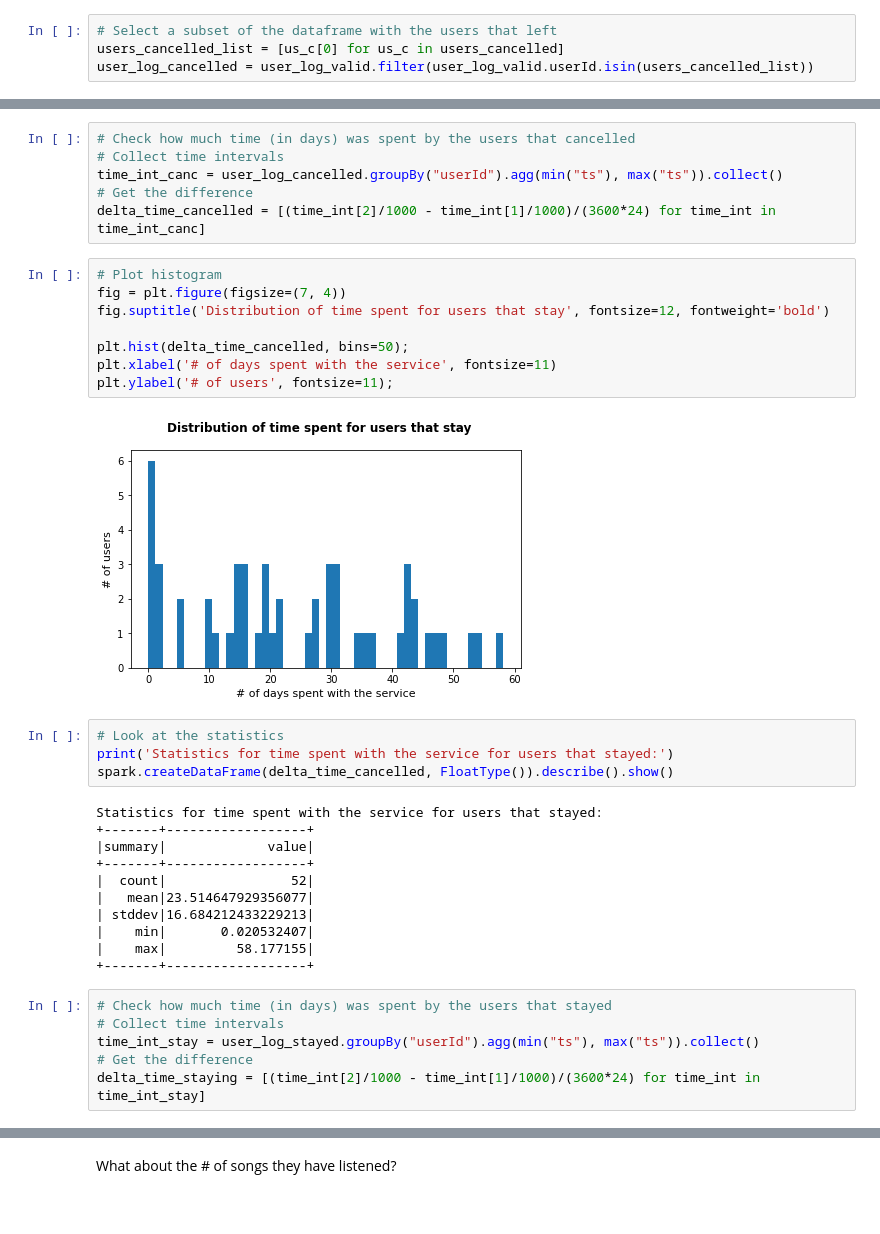
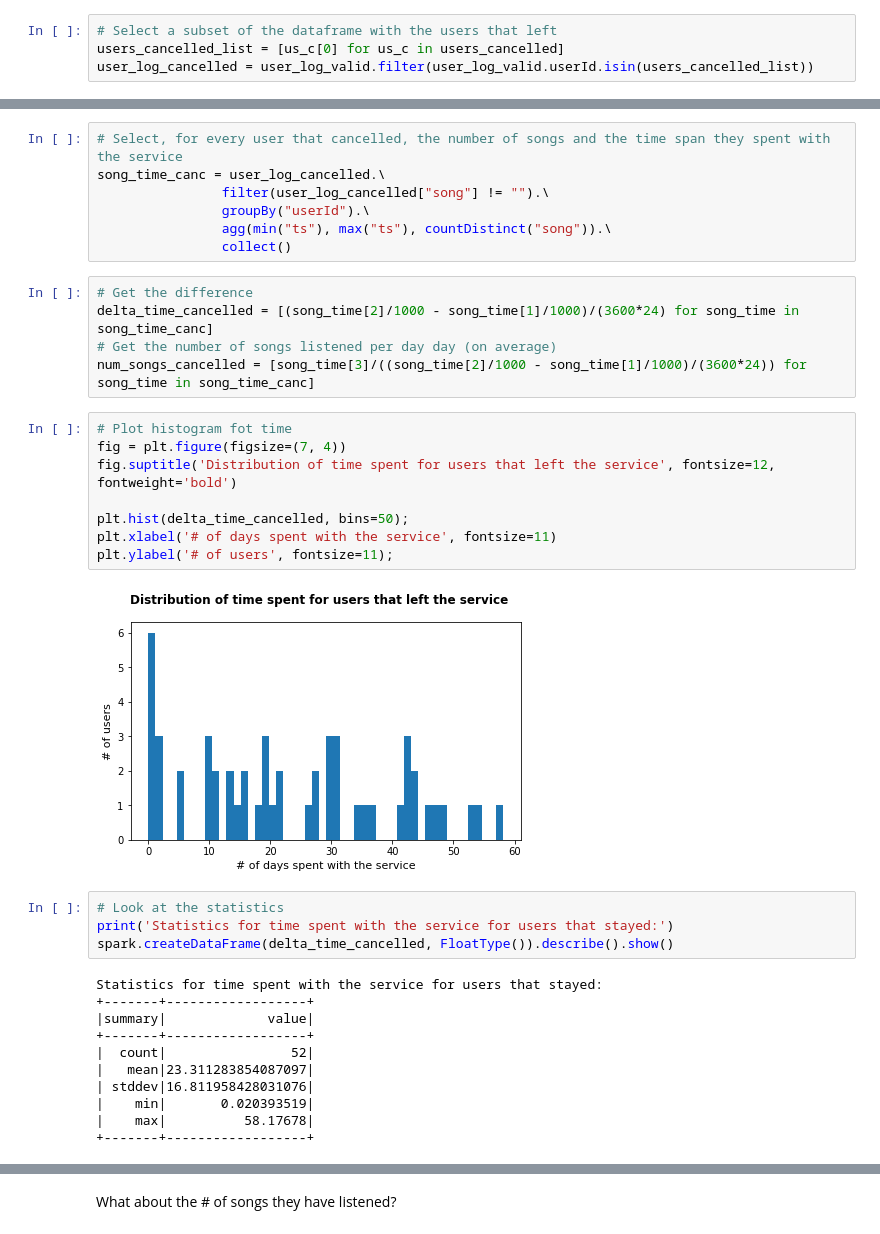
Before and after one commit to russom/DSND-Capstone, a Jupyter notebook: notebooks/Sparkify-project-local.ipynb, the cells around one changed output, grey strips where cells are left out. Drawn from its saved outputs; the diff is of its cells as text.

```diff
--- a/notebooks/Sparkify-project-local.ipynb
+++ b/notebooks/Sparkify-project-local.ipynb
@@ -237,21 +203,27 @@ user_log_cancelled.count(), user_log_stayed.count()
 # %% [output]
 (44864, 278154)
-# %%
-# Check how much time (in days) was spent by the users that cancelled
-# Collect time intervals
-time_int_canc = user_log_cancelled.groupBy("userId").agg(min("ts"), max("ts")).collect()
-# Get the difference
-delta_time_cancelled = [(time_int[2]/1000 - time_int[1]/1000)/(3600*24) for time_int in time_int_canc]
+# %%
+# Select, for every user that cancelled, the number of songs and the time span they spent with the service
+song_time_canc = user_log_cancelled.\
+                filter(user_log_cancelled["song"] != "").\
+                groupBy("userId").\
+                agg(min("ts"), max("ts"), countDistinct("song")).\
+                collect()
+# %%
+# Get the difference
+delta_time_cancelled = [(song_time[2]/1000 - song_time[1]/1000)/(3600*24) for song_time in song_time_canc]
+# Get the number of songs listened per day day (on average)
+num_songs_cancelled = [song_time[3]/((song_time[2]/1000 - song_time[1]/1000)/(3600*24)) for song_time in song_time_canc]
 # %%
-# Plot histogram
+# Plot histogram fot time
 fig = plt.figure(figsize=(7, 4))
-fig.suptitle('Distribution of time spent for users that stay', fontsize=12, fontweight='bold')
+fig.suptitle('Distribution of time spent for users that left the service', fontsize=12, fontweight='bold')
 
 plt.hist(delta_time_cancelled, bins=50);
 plt.xlabel('# of days spent with the service', fontsize=11)
 plt.ylabel('# of users', fontsize=11);
 # %% [output]
-[figure, old version]
+[figure, new version]
 # %%
 # Look at the statistics
 print('Statistics for time spent with the service for users that stayed:')
@@ -262,14 +234,8 @@ Statistics for time spent with the service for users that stayed:
 |summary|             value|
 +-------+------------------+
 |  count|                52|
-|   mean|23.514647929356077|
-| stddev|16.684212433229213|
-|    min|       0.020532407|
-|    max|         58.177155|
+|   mean|23.311283854087097|
+| stddev|16.811958428031076|
+|    min|       0.020393519|
+|    max|          58.17678|
 +-------+------------------+
-# %%
-# Check how much time (in days) was spent by the users that stayed
-# Collect time intervals
-time_int_stay = user_log_stayed.groupBy("userId").agg(min("ts"), max("ts")).collect()
-# Get the difference
-delta_time_staying = [(time_int[2]/1000 - time_int[1]/1000)/(3600*24) for time_int in time_int_stay]
```
Also changed, not shown: parts of 35 cells of this notebook.
